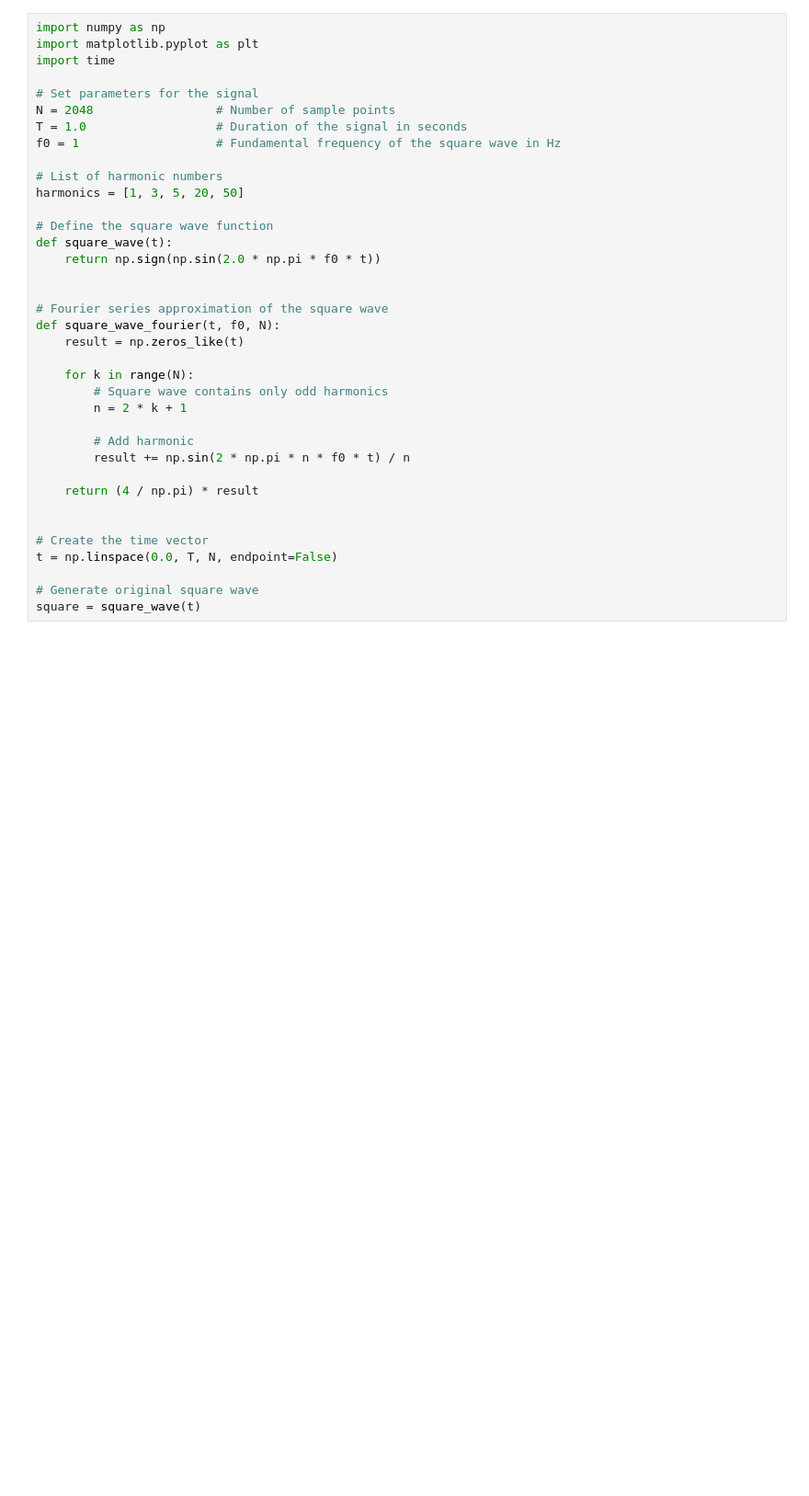
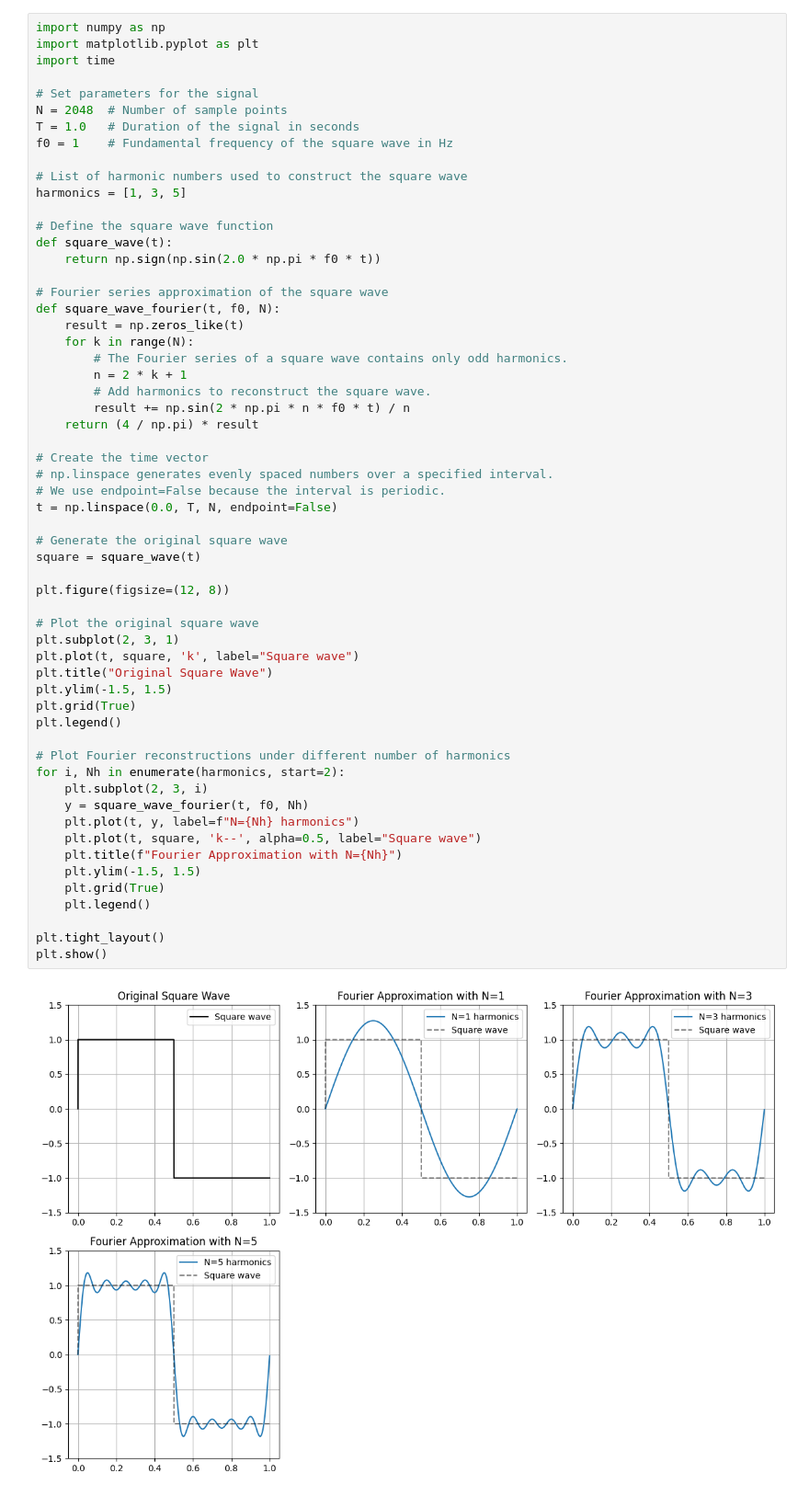
Before and after one commit to rashimsandhu05-cell/COMP3710-Demo2, a Jupyter notebook: DFT.ipynb, the cells around one changed output. Shown at 92% size. Saved outputs shown, nothing was run; the diff lists cells and outputs as text; blank space fills up the shorter version.

```diff
--- a/DFT.ipynb
+++ b/DFT.ipynb
@@ -4,37 +3,60 @@ NumPy Implementation
 # %%
 import numpy as np
 import matplotlib.pyplot as plt
 import time
 
 # Set parameters for the signal
-N = 2048                 # Number of sample points
-T = 1.0                  # Duration of the signal in seconds
-f0 = 1                   # Fundamental frequency of the square wave in Hz
+N = 2048  # Number of sample points
+T = 1.0   # Duration of the signal in seconds
+f0 = 1    # Fundamental frequency of the square wave in Hz
 
-# List of harmonic numbers
-harmonics = [1, 3, 5, 20, 50]
+# List of harmonic numbers used to construct the square wave
+harmonics = [1, 3, 5]
 
 # Define the square wave function
 def square_wave(t):
     return np.sign(np.sin(2.0 * np.pi * f0 * t))
 
-
 # Fourier series approximation of the square wave
 def square_wave_fourier(t, f0, N):
     result = np.zeros_like(t)
-
     for k in range(N):
-        # Square wave contains only odd harmonics
+        # The Fourier series of a square wave contains only odd harmonics.
         n = 2 * k + 1
-
-        # Add harmonic
+        # Add harmonics to reconstruct the square wave.
         result += np.sin(2 * np.pi * n * f0 * t) / n
-
     return (4 / np.pi) * result
 
-
 # Create the time vector
+# np.linspace generates evenly spaced numbers over a specified interval.
+# We use endpoint=False because the interval is periodic.
 t = np.linspace(0.0, T, N, endpoint=False)
 
-# Generate original square wave
+# Generate the original square wave
 square = square_wave(t)
+
+plt.figure(figsize=(12, 8))
+
+# Plot the original square wave
+plt.subplot(2, 3, 1)
+plt.plot(t, square, 'k', label="Square wave")
+plt.title("Original Square Wave")
+plt.ylim(-1.5, 1.5)
+plt.grid(True)
+plt.legend()
+
+# Plot Fourier reconstructions under different number of harmonics
+for i, Nh in enumerate(harmonics, start=2):
+    plt.subplot(2, 3, i)
+    y = square_wave_fourier(t, f0, Nh)
+    plt.plot(t, y, label=f"N={Nh} harmonics")
+    plt.plot(t, square, 'k--', alpha=0.5, label="Square wave")
+    plt.title(f"Fourier Approximation with N={Nh}")
+    plt.ylim(-1.5, 1.5)
+    plt.grid(True)
+    plt.legend()
+
+plt.tight_layout()
+plt.show()
+# %% [output]
+[figure, added]
```
Also changed, not shown: parts of 28 cells of this notebook, 7 other files.
